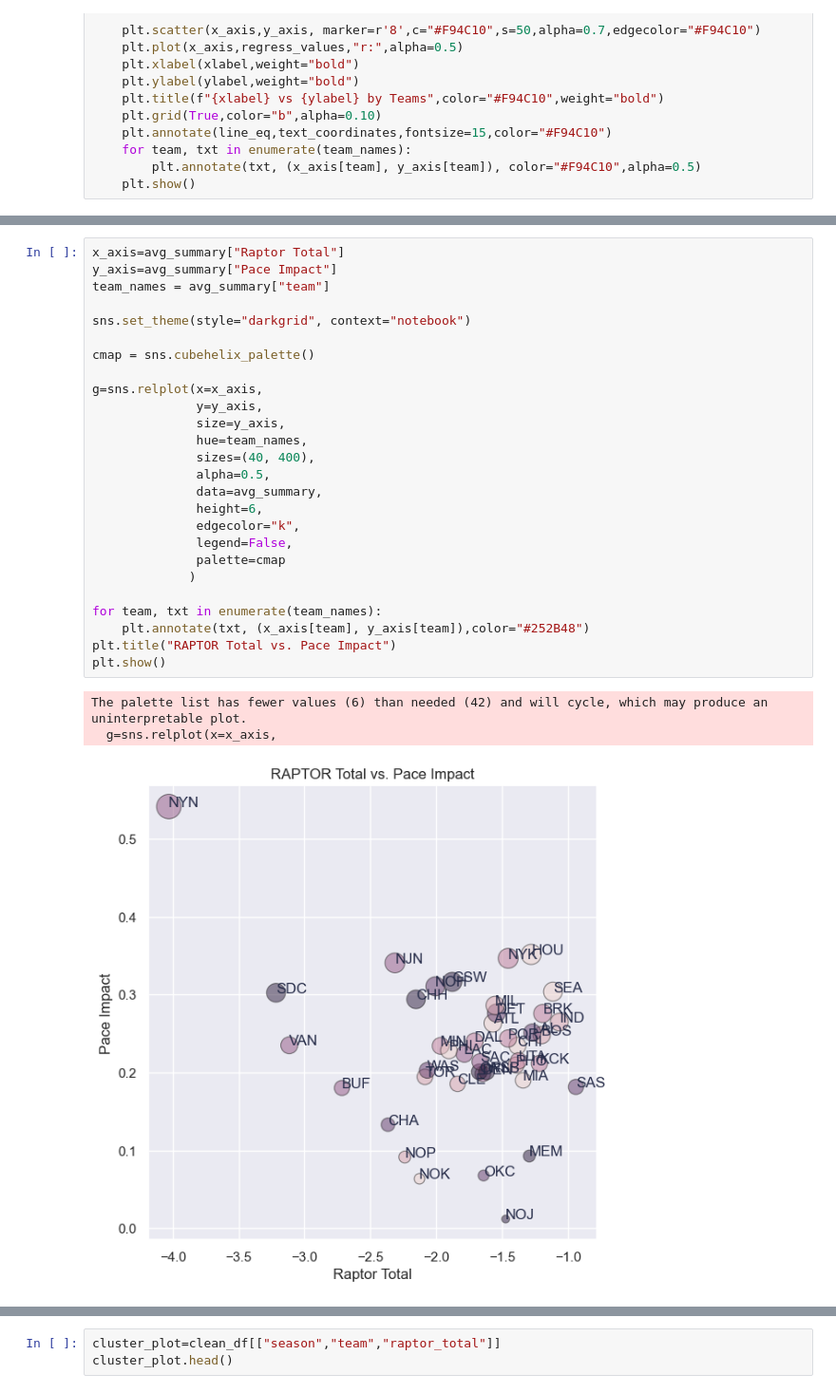
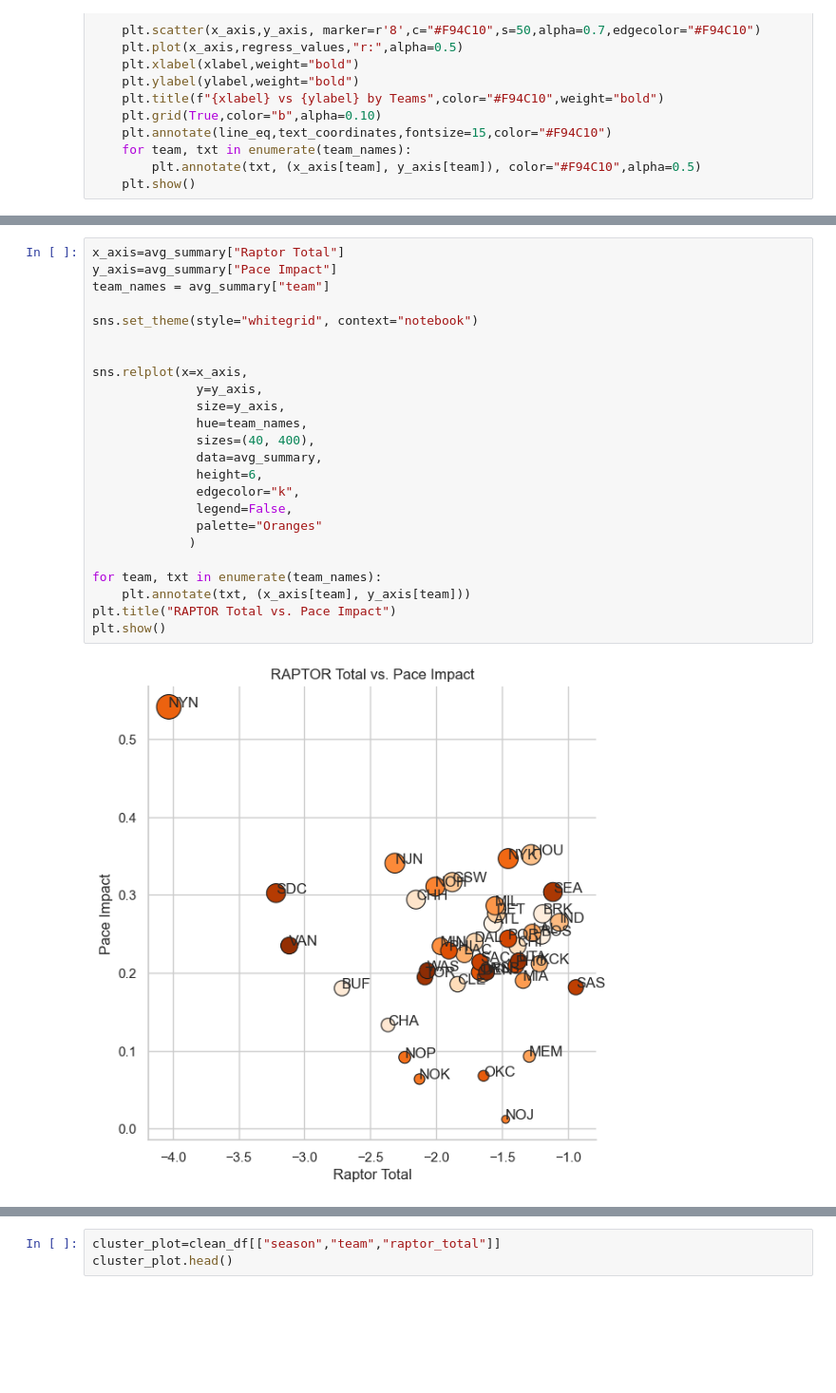
Before and after one commit to UzmaSayyeda/Project01, a Jupyter notebook: Pace_Impact vs. Min_played.ipynb, the cells around one changed output, grey strips where cells are left out. Shown at 95% size. Saved outputs shown, nothing was run; the diff lists cells and outputs as text; blank space fills up the shorter version.

```diff
--- a/Pace_Impact vs. Min_played.ipynb
+++ b/Pace_Impact vs. Min_played.ipynb
@@ -231,30 +138,26 @@ clean_df
 # %%
 x_axis=avg_summary["Raptor Total"]
 y_axis=avg_summary["Pace Impact"]
 team_names = avg_summary["team"]
 
-sns.set_theme(style="darkgrid", context="notebook")
+sns.set_theme(style="whitegrid", context="notebook")
 
-cmap = sns.cubehelix_palette()
 
-g=sns.relplot(x=x_axis,
+sns.relplot(x=x_axis,
               y=y_axis,
               size=y_axis,
               hue=team_names,
               sizes=(40, 400),
-              alpha=0.5,
               data=avg_summary,
               height=6,
               edgecolor="k",
               legend=False,
-              palette=cmap
+              palette="Oranges"
              )
 
 for team, txt in enumerate(team_names):
-    plt.annotate(txt, (x_axis[team], y_axis[team]),color="#252B48")
+    plt.annotate(txt, (x_axis[team], y_axis[team]))
 plt.title("RAPTOR Total vs. Pace Impact")
 plt.show()
 # %% [output]
-The palette list has fewer values (6) than needed (42) and will cycle, which may produce an uninterpretable plot.
-  g=sns.relplot(x=x_axis,
-[figure, old version]
+[figure, new version]
```
Also changed, not shown: parts of 36 cells of this notebook.
